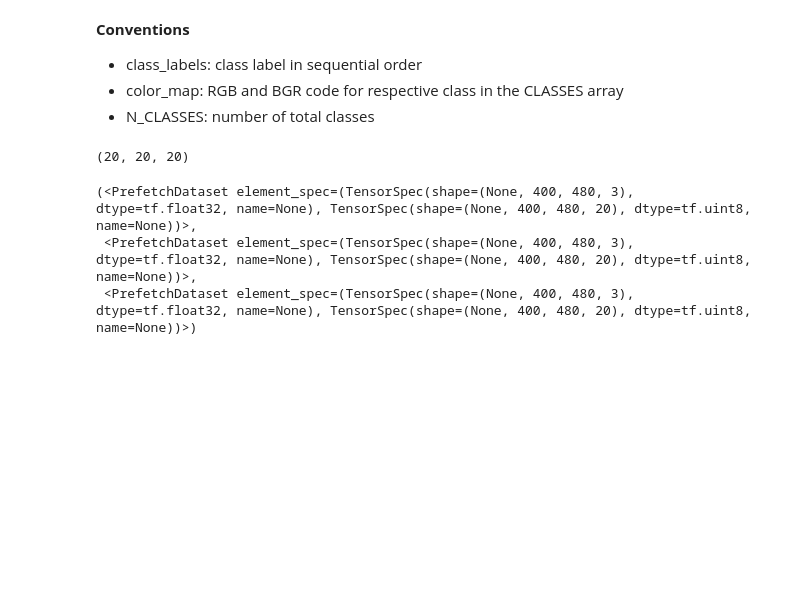
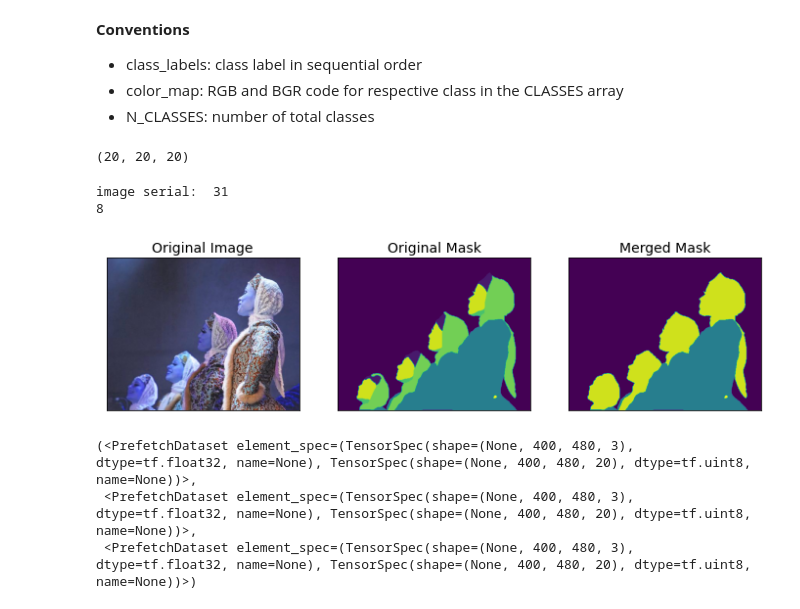
Before and after one commit to Junaidhassan99/FYP, a Jupyter notebook: fyp_01_junaid.ipynb, the cells around one changed output. Cells and saved outputs as stored; diff of their text form; code cells hidden in the pictures; blank space fills up the shorter version.

Commit message:
merge class function added

```diff
--- a/fyp_01_junaid.ipynb
+++ b/fyp_01_junaid.ipynb
@@ -870,6 +827,75 @@ class_labels, bgr_color_map, rgb_color_map = get_color_map_and_labels()
 len(class_labels), len(bgr_color_map), len(rgb_color_map)
 # %% [output]
 (20, 20, 20)
+# %%
+def merge_classes(image_path, mask_path, replace_array):
+
+  """
+  replace_array = [ [ [ replace_from ], replace_to] ]
+  """
+  image_original = cv2.imread(image_path, cv2.COLOR_BGR2RGB)
+
+  mask_original = cv2.imread(mask_path, cv2.COLOR_BGR2RGB)
+  mask_merged = mask_original
+
+  for i, j in replace_array:
+    mask_merged = np.select([mask_merged == k for k in i], [j for _ in i], mask_merged)
+
+  fig = plt.figure(figsize=(12, 8))
+  plt.rc('font', size=15)
+
+  fig.add_subplot(1, 3, 1)
+
+  plt.imshow(image_original)
+  plt.title('Original Image', fontdict={'fontsize': 14})
+
+  plt.xticks([])
+  plt.yticks([])
+
+  fig.add_subplot(1, 3, 2)
+
+  plt.imshow(mask_original)
+  plt.title('Original Mask', fontdict={'fontsize': 14})
+
+  plt.xticks([])
+  plt.yticks([])
+
+  fig.add_subplot(1, 3, 3)
+
+  plt.imshow(mask_merged)
+  plt.title('Merged Mask', fontdict={'fontsize': 14})
+
+  plt.xticks([])
+  plt.yticks([])
+
+random_index = randrange(100)
+random_index = 31
+
+image_path = get_file_paths_at_index('/content/CIHP/Validation/Images', random_index)[0]
+mask_path = get_file_paths_at_index('/content/CIHP/Validation/Category_ids', random_index)[0]
+
+replace_array = [[[1, 2, 4, 10, 11], 13], [[3, 15], 14], [[7], 5], [[8, 17, 18, 19], 16]]
+
+print('image serial: ', random_index)
+
+merge_classes(image_path = image_path, mask_path = mask_path, replace_array = replace_array)
+
+merged_class_labels = [
+    "Background", # 0
+    "UpperClothes", # 5, shirt
+    "Dress", # 6, wore by women like formal with short+pant
+    "Pants", # 9
+    "Skirt", # 12
+    "Face", # 13
+    "Left-arm", # 14
+    "Left-leg", # 16
+]
+
+print(len(merged_class_labels))
+# %% [output]
+image serial:  31
+8
+[figure, added]
 # %%
 def process_image_and_mask(image_path, mask_path):
 
```
Also changed, not shown: parts of 20 cells of this notebook, 2 other files.
